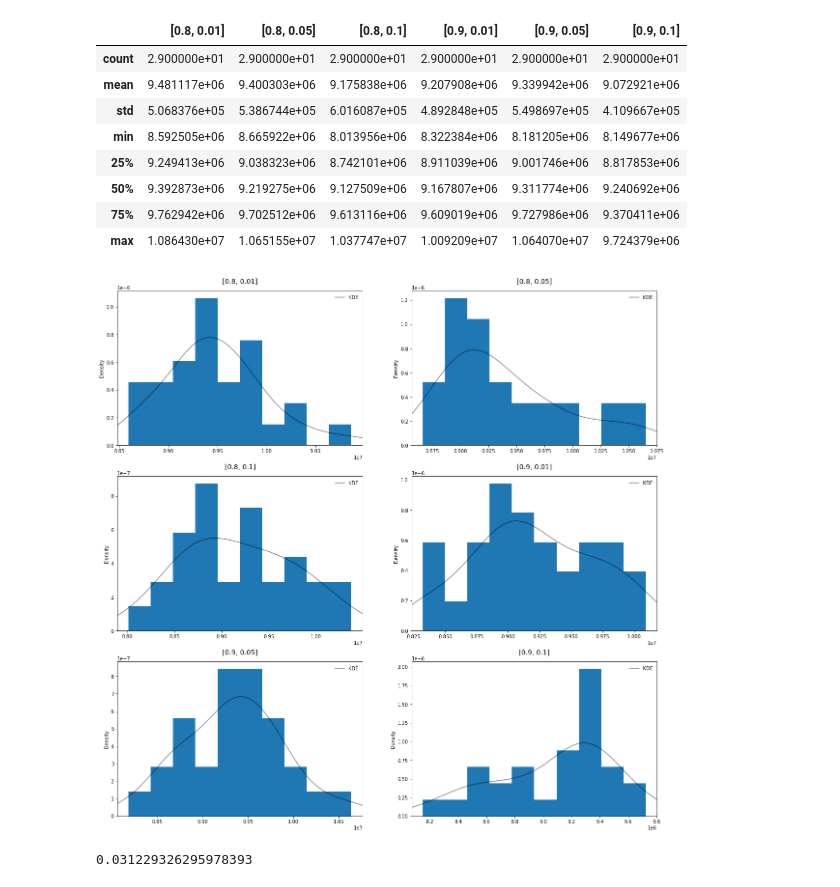
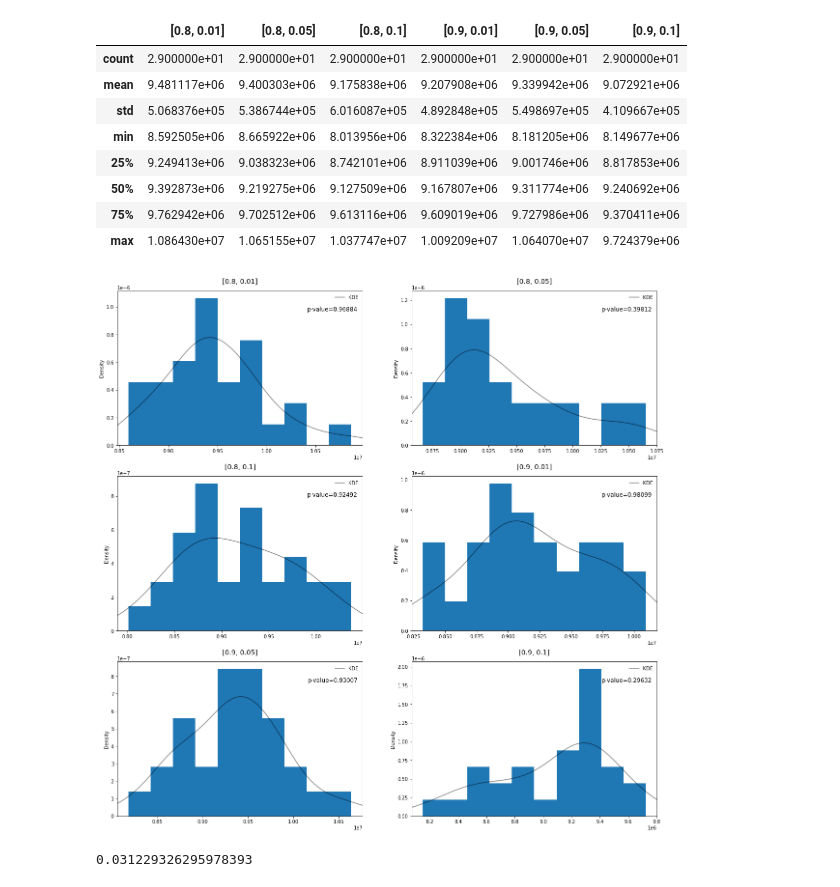
Before and after one commit to guidodinello/polygonal-evolutionary-algorithm, a Jupyter notebook: analysis.ipynb, the cells around one changed output. Cells and saved outputs as stored; diff of their text form; code cells hidden in the pictures.

```diff
--- a/analysis.ipynb
+++ b/analysis.ipynb
@@ -23,23 +24,3 @@ parametric.describe()
 | 50% | 9.392873e+06 | 9.219275e+06 | 9.127509e+06 | 9.167807e+06 | 9.311774e+06 | 9.240692e+06 |
 | 75% | 9.762942e+06 | 9.702512e+06 | 9.613116e+06 | 9.609019e+06 | 9.727986e+06 | 9.370411e+06 |
 | max | 1.086430e+07 | 1.065155e+07 | 1.037747e+07 | 1.009209e+07 | 1.064070e+07 | 9.724379e+06 |
-# %%
-def print_hist_plots(df):
-    fig, axs = plt.subplots(ceil(len(df.columns)/2), 2, figsize=(20, 20))
-    for col,ax in zip(df.columns, axs.flatten()):
-        ax.hist(df[col], density=True)
-        ax.set_title(col)
-        xlim = ax.get_xlim()
-
-        # kernel density estimate
-        df[col].plot.density(color='k', alpha=0.5, ax=ax)
-
-        ax.set_xlim(xlim)
-        ax.legend(labels=['KDE'], frameon=False)
-        ax.set_title(col, fontsize=14, pad=15)
-
-    fig.savefig(f"{PLOTS}{col}.png")
-# %%
-print_hist_plots(parametric)
-# %% [output]
-[figure, removed]
@@ -52,6 +31,28 @@ def normality_test(sample):
 
 def anova_test(samples):
         return f_oneway(*samples).pvalue
+# %%
+def print_hist_plots(df, plot_name):
+    fig, axs = plt.subplots(ceil(len(df.columns)/2), 2, figsize=(20, 20))
+    for col,ax in zip(df.columns, axs.flatten()):
+        ax.hist(df[col], density=True)
+        ax.set_title(col)
+        xlim = ax.get_xlim()
+
+        # kernel density estimate
+        df[col].plot.density(color='k', alpha=0.5, ax=ax)
+
+        ax.set_xlim(xlim)
+        ax.legend(labels=['KDE'], frameon=False)
+        ax.text(0.98, 0.9, f"p-value={normality_test(df[col]):.5f}", verticalalignment ='top', horizontalalignment ='right', transform = ax.transAxes, color ='black', fontsize = 12)
+
+        ax.set_title(col, fontsize=14, pad=15)
+
+    fig.savefig(f"{PLOTS}{plot_name}.png")
+# %%
+print_hist_plots(parametric, "parametric")
+# %% [output]
+[figure, added]
 # %%
 print(anova_test([parametric[col] for col in parametric.columns]))
 # %% [output]
```
Also changed, not shown: parts of 2 cells of this notebook, 4 other files.
